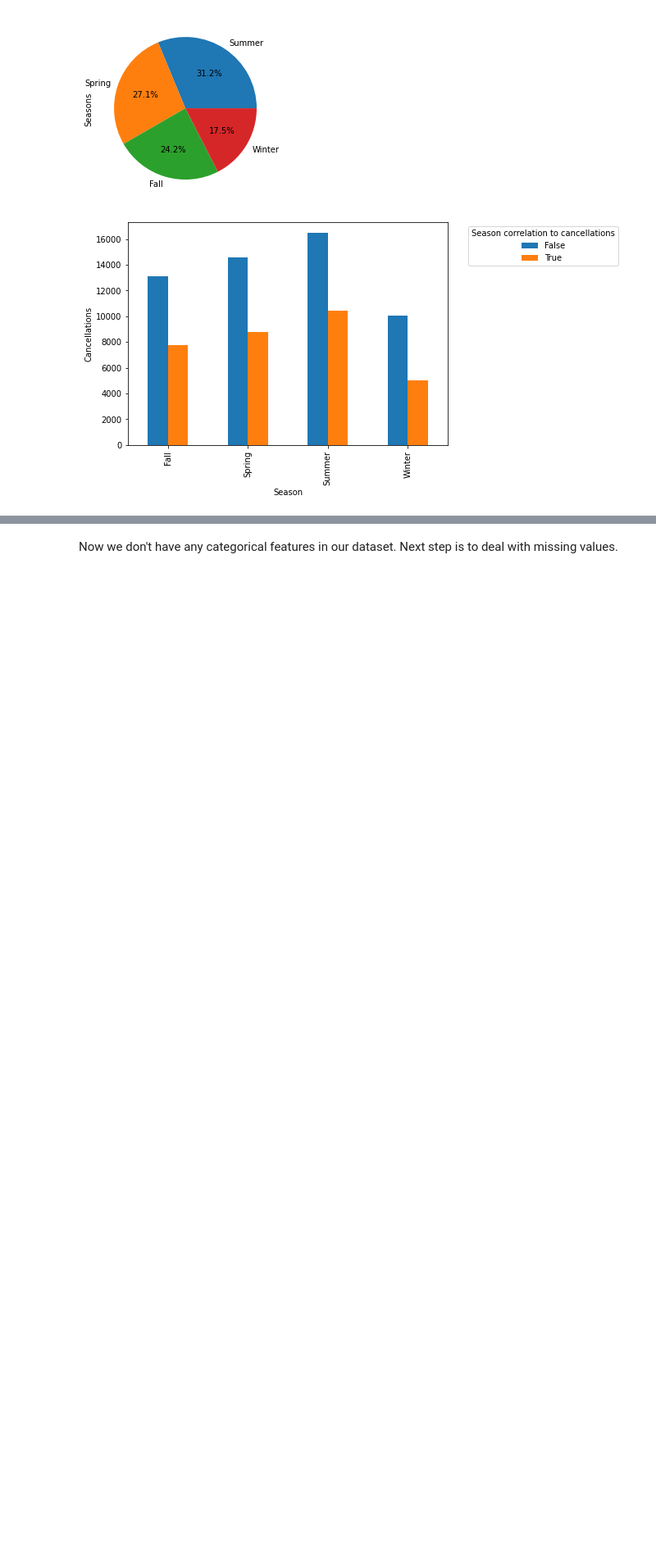
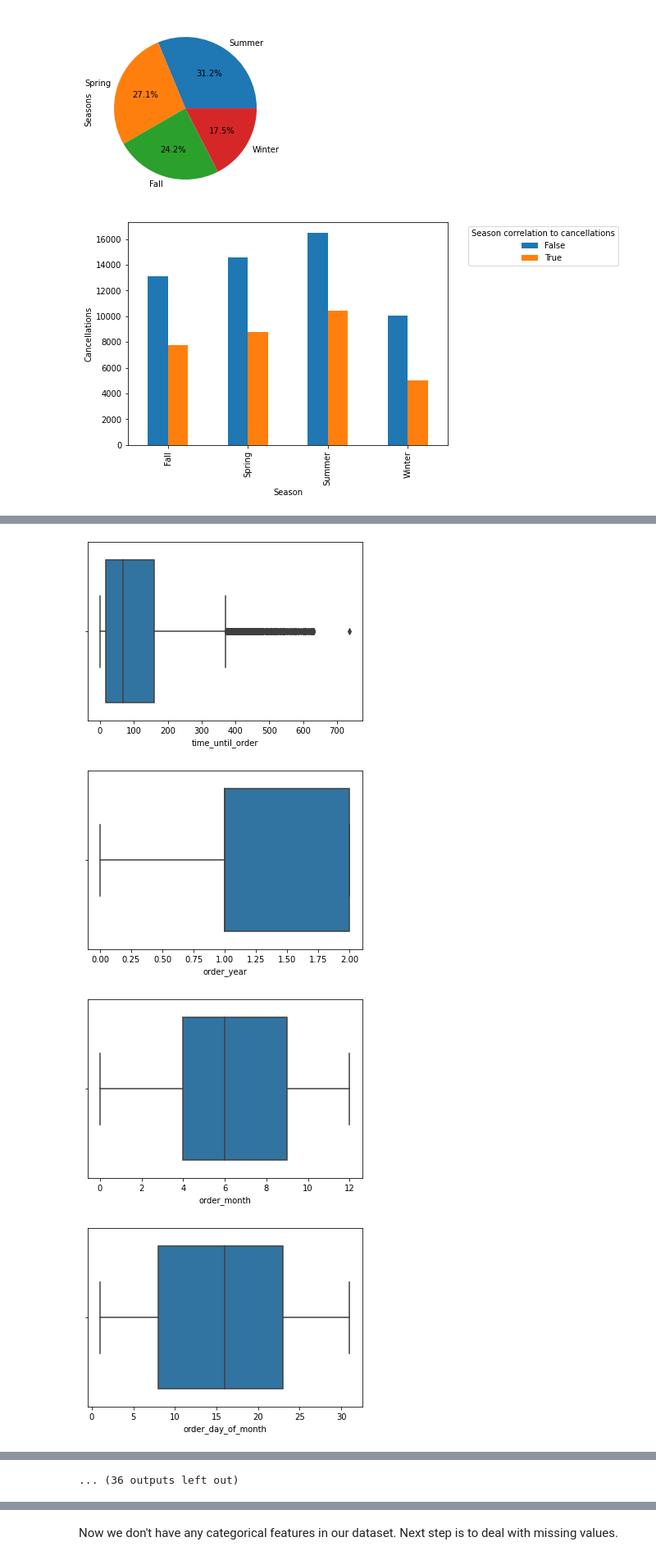
Before and after one commit to ofekinger/ML_Final_Project, a Jupyter notebook: data_exploration.ipynb, the cells around one changed output, grey strips where cells are left out. Shown: that part at 82% size. Saved outputs shown, nothing was run; the diff lists cells and outputs as text; code cells hidden in the pictures; blank space fills up the shorter version.

```diff
--- a/data_exploration.ipynb
+++ b/data_exploration.ipynb
@@ -324,0 +413,9 @@ processed_df = dummify(processed_df, ["country", "order_type", "acquisition_chan
+# %%
+for column in processed_df.columns:
+    sns.boxplot(processed_df[column])
+    plt.show()
+# %% [output]
+[figure, added]
+[figure, added]
+[figure, added]
+[figure, added]
@@ -324,0 +430 @@ processed_df = dummify(processed_df, ["country", "order_type", "acquisition_chan
+... (36 outputs left out)
```
Also changed, not shown: parts of 77 cells of this notebook, 13 other files.
